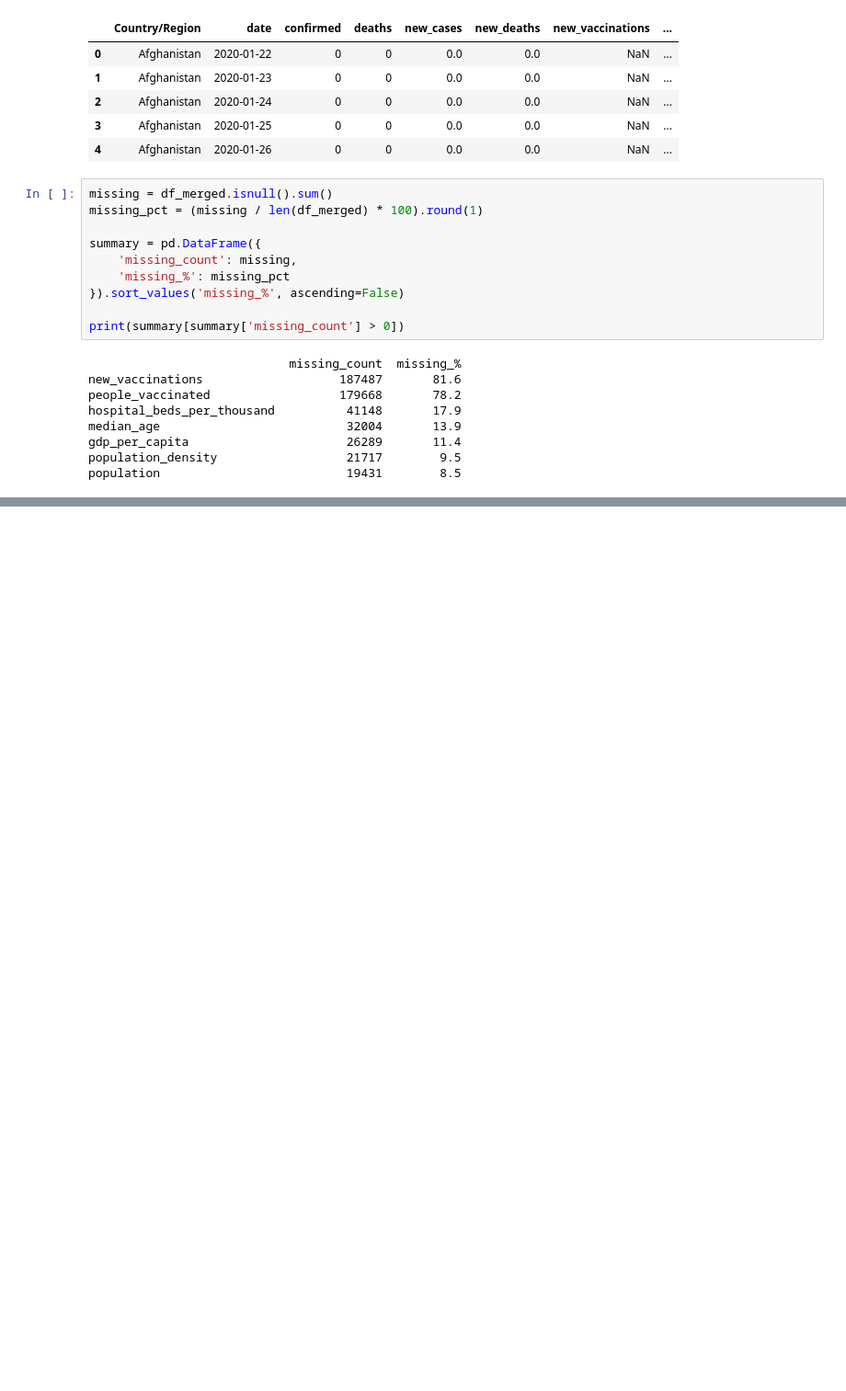
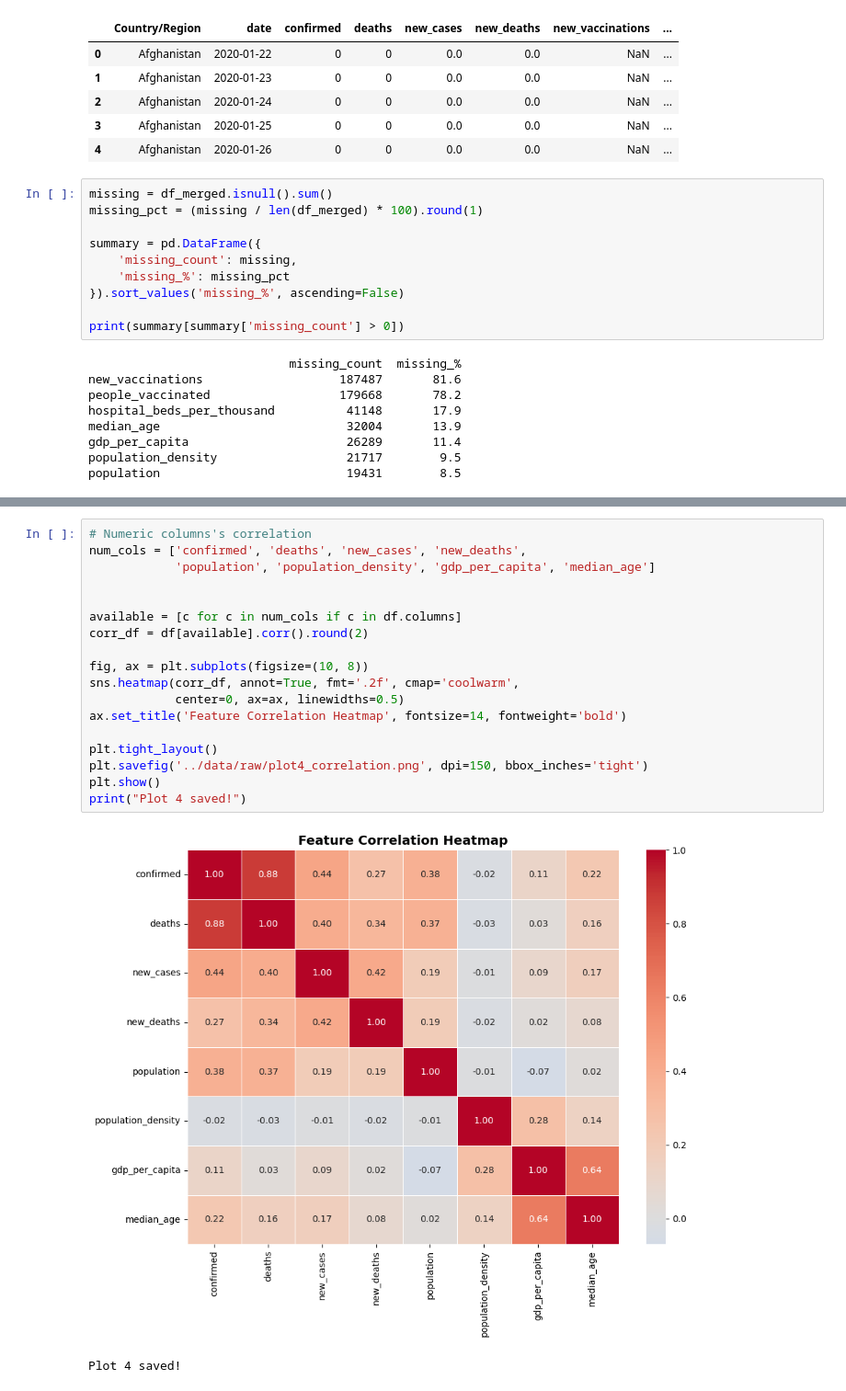
Before and after one commit to Sach11nnn/RogVision, a Jupyter notebook: notebooks/01_eda.ipynb, the cells around one changed output, grey strips where cells are left out. Shown at 92% size. Drawn from its saved outputs; the diff is of its cells as text; blank space fills up the shorter version.

```diff
--- a/notebooks/01_eda.ipynb
+++ b/notebooks/01_eda.ipynb
@@ -241,0 +404,21 @@ Saved! Shape: (229743, 13)
+# %%
+# Numeric columns's correlation
+num_cols = ['confirmed', 'deaths', 'new_cases', 'new_deaths',
+            'population', 'population_density', 'gdp_per_capita', 'median_age']
+
+
+available = [c for c in num_cols if c in df.columns]
+corr_df = df[available].corr().round(2)
+
+fig, ax = plt.subplots(figsize=(10, 8))
+sns.heatmap(corr_df, annot=True, fmt='.2f', cmap='coolwarm',
+            center=0, ax=ax, linewidths=0.5)
+ax.set_title('Feature Correlation Heatmap', fontsize=14, fontweight='bold')
+
+plt.tight_layout()
+plt.savefig('../data/raw/plot4_correlation.png', dpi=150, bbox_inches='tight')
+plt.show()
+print("Plot 4 saved!")
+# %% [output]
+[figure, added]
+Plot 4 saved!
```
Also changed, not shown: parts of 7 cells of this notebook, 4 other files.
